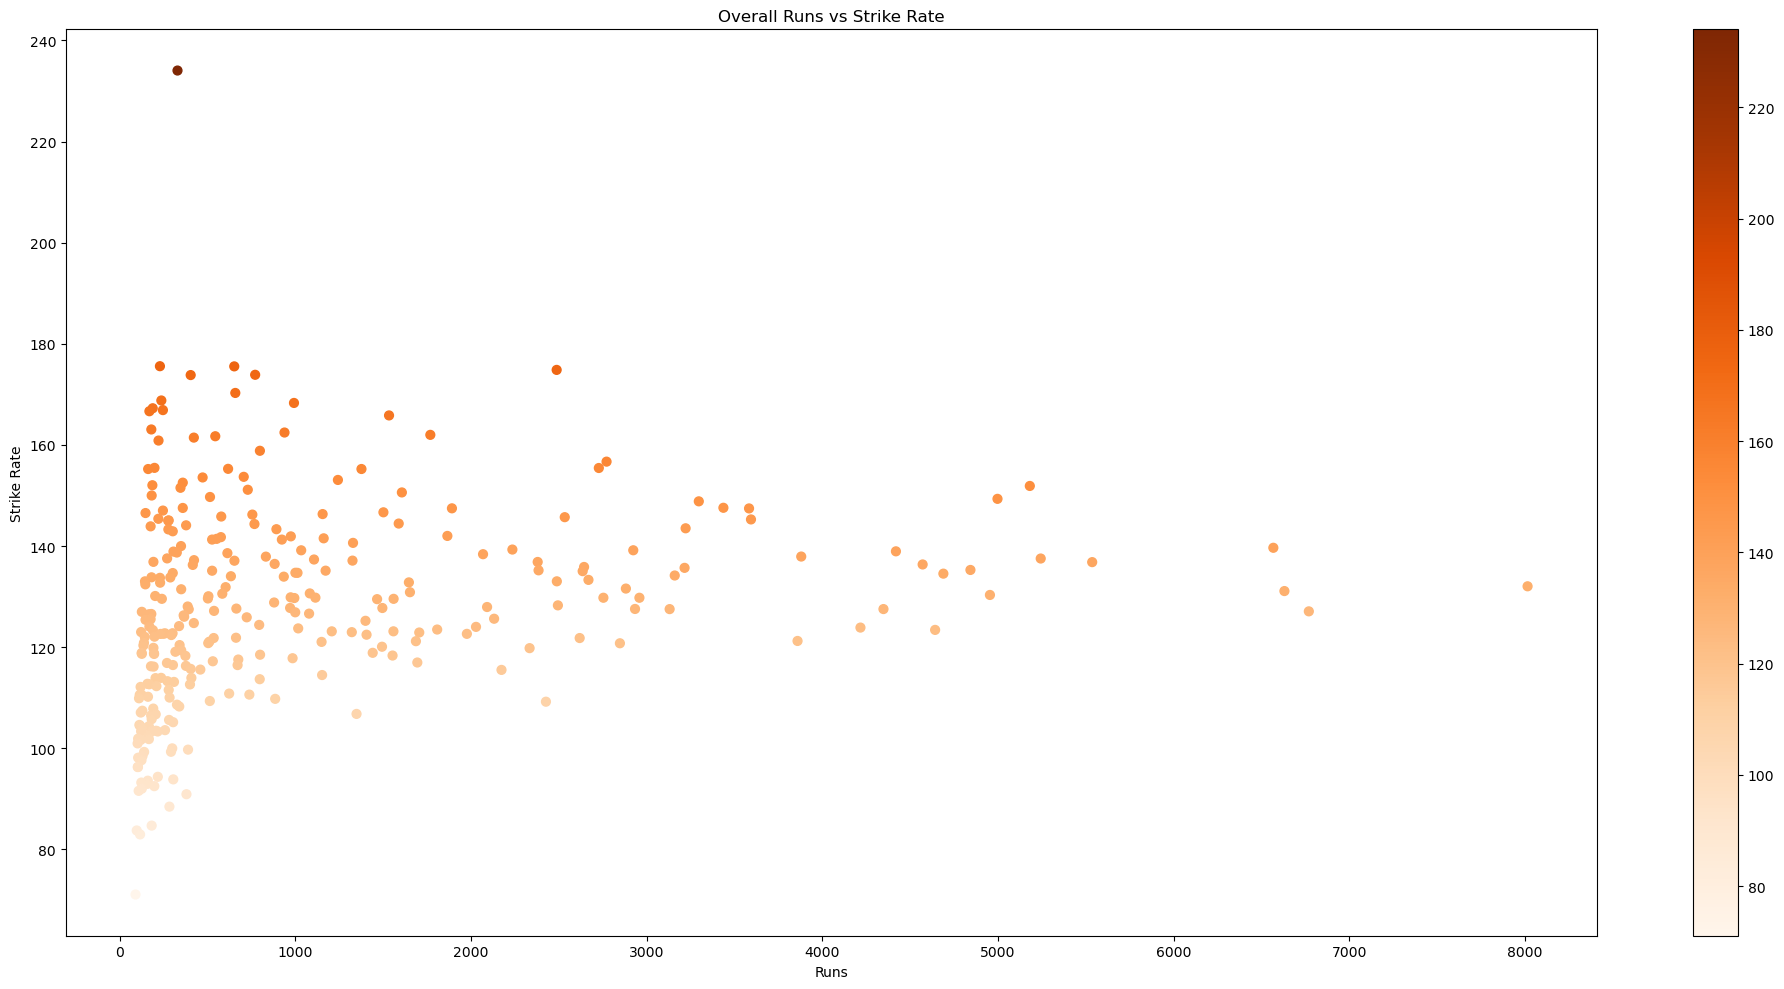
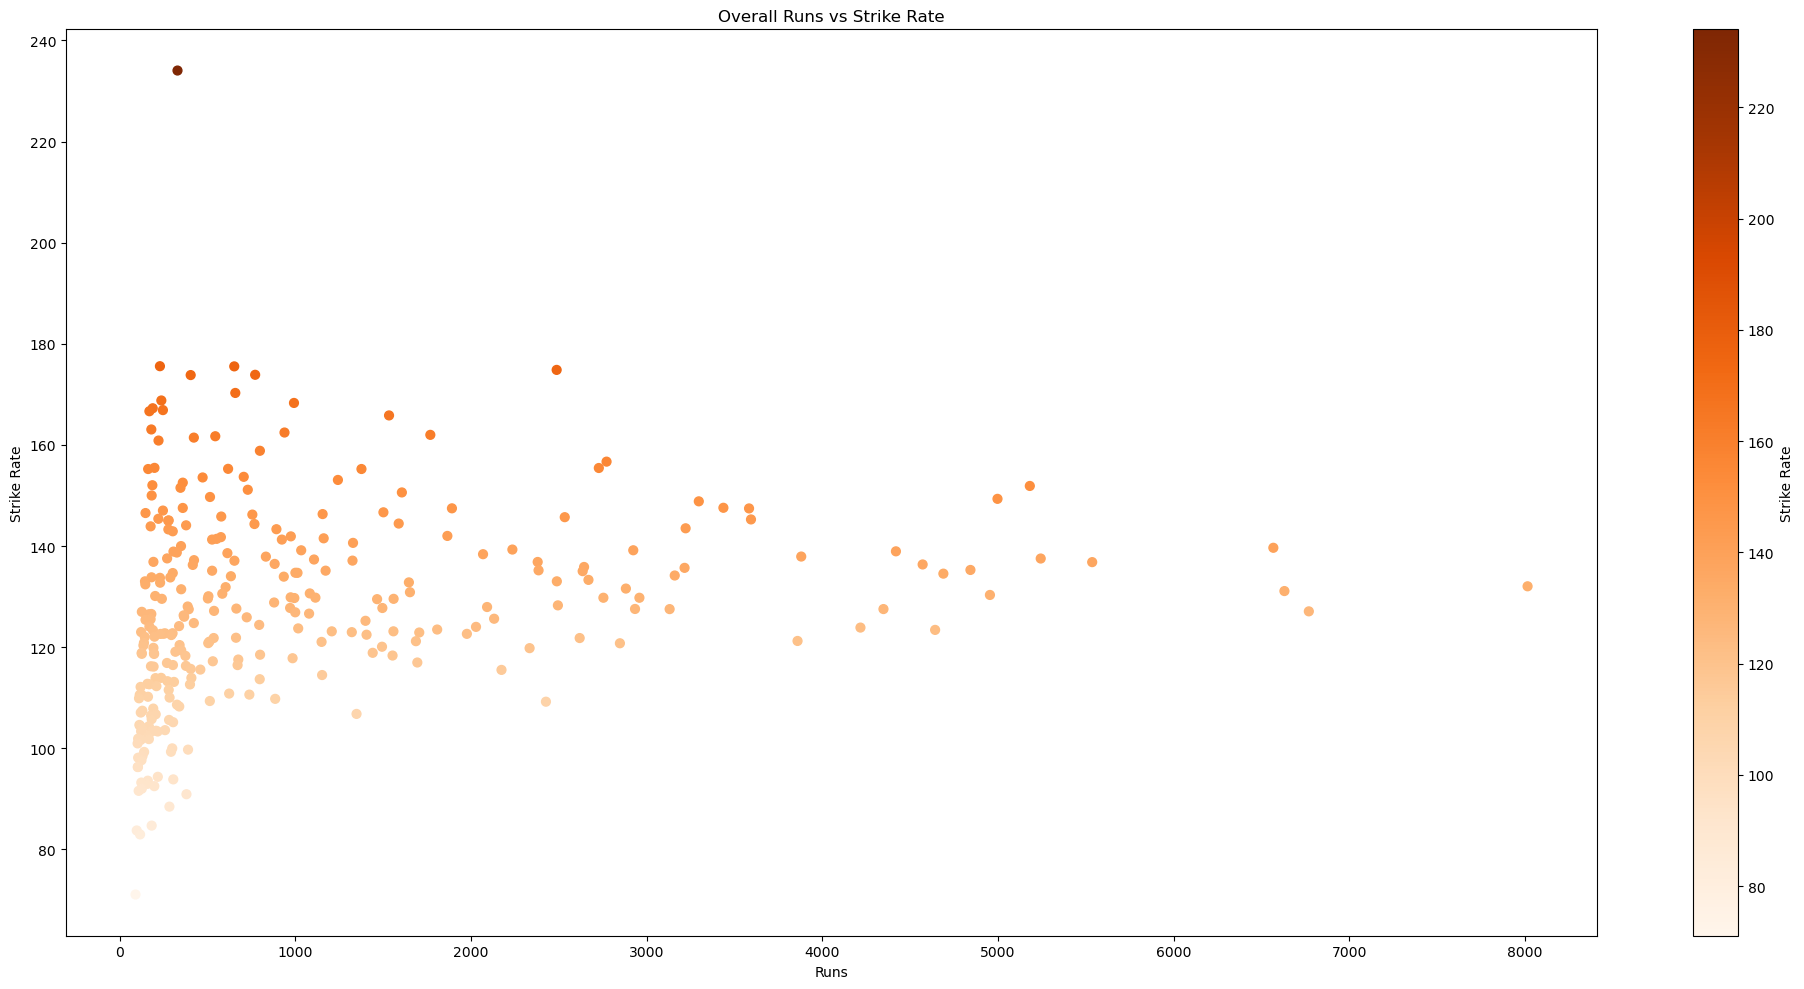
The change to this notebook cell's code, shown as a diff; its figure went from the first image to the second:
--- before
+++ after
@@ -16,5 +16,6 @@
 plt.xlabel("Runs")
 plt.ylabel("Strike Rate")
-plt.colorbar()
+plt.style.use("default")
+plt.colorbar(label="Strike Rate")
 plt.tight_layout()
 plt.show()

Commit: added readme